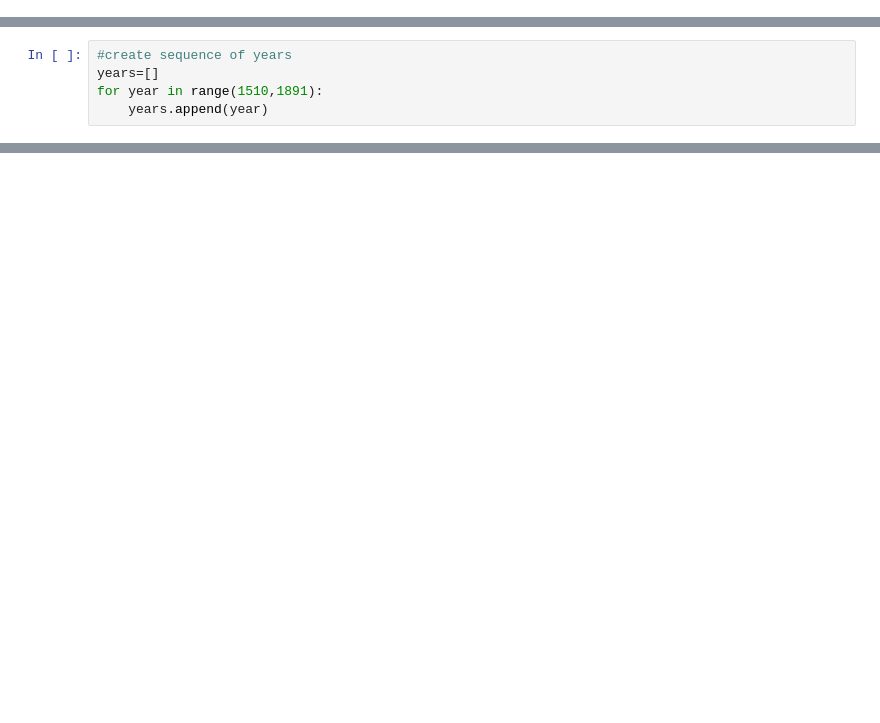
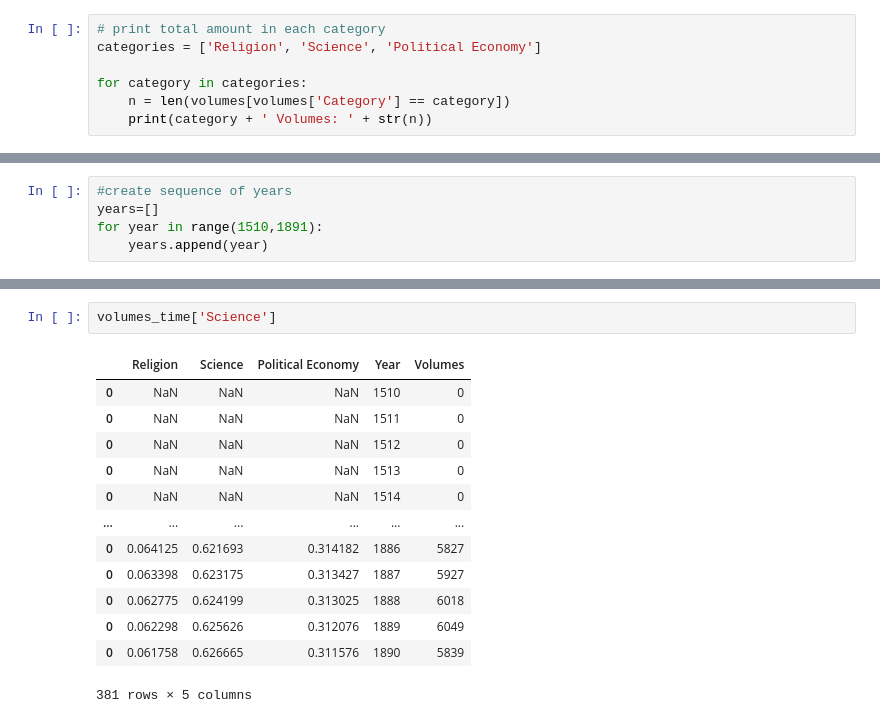
Before and after one commit to austinkennedy/Hathitrust, a Jupyter notebook: code/volume_figures.ipynb, the cells around one changed output, grey strips where cells are left out. Cells and saved outputs as stored; diff of their text form; blank space fills up the shorter version.

```diff
--- a/code/volume_figures.ipynb
+++ b/code/volume_figures.ipynb
@@ -37,3 +42,10 @@ volumes
 | 158511 | 0.134430 | 0.151041 | 0.714530 | aeu.ark+=13960=t09w1n868 | 0.690849 | 0.736368 | 0.001540 | ... |
 | 158512 | 0.031681 | 0.709332 | 0.258987 | uc2.ark+=13960=t5x63cz39 | 0.042731 | 0.058919 | 0.000162 | ... |
 158513 rows × 16 columns
+# %%
+# print total amount in each category
+categories = ['Religion', 'Science', 'Political Economy']
+
+for category in categories:
+    n = len(volumes[volumes['Category'] == category])
+    print(category + ' Volumes: ' + str(n))
@@ -61,0 +87,16 @@ for year in years:
+# %%
+volumes_time['Science']
+# %% [output]
+|  | Religion | Science | Political Economy | Year | Volumes |
+| 0 | NaN | NaN | NaN | 1510 | 0 |
+| 0 | NaN | NaN | NaN | 1511 | 0 |
+| 0 | NaN | NaN | NaN | 1512 | 0 |
+| 0 | NaN | NaN | NaN | 1513 | 0 |
+| 0 | NaN | NaN | NaN | 1514 | 0 |
+| ... | ... | ... | ... | ... | ... |
+| 0 | 0.064125 | 0.621693 | 0.314182 | 1886 | 5827 |
+| 0 | 0.063398 | 0.623175 | 0.313427 | 1887 | 5927 |
+| 0 | 0.062775 | 0.624199 | 0.313025 | 1888 | 6018 |
+| 0 | 0.062298 | 0.625626 | 0.312076 | 1889 | 6049 |
+| 0 | 0.061758 | 0.626665 | 0.311576 | 1890 | 5839 |
+381 rows × 5 columns
```
Also changed, not shown: parts of 13 cells of this notebook, 12 other files.
